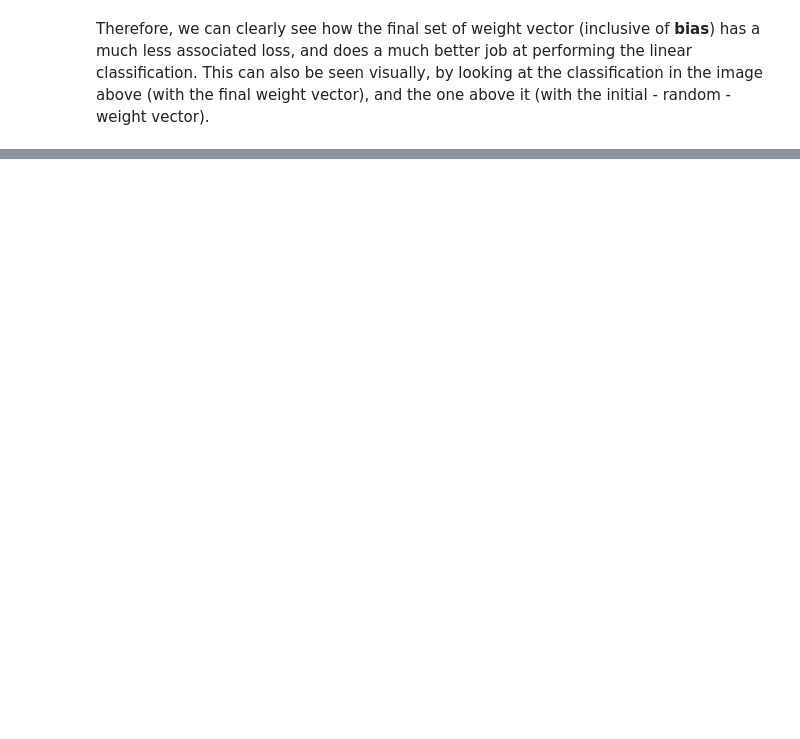
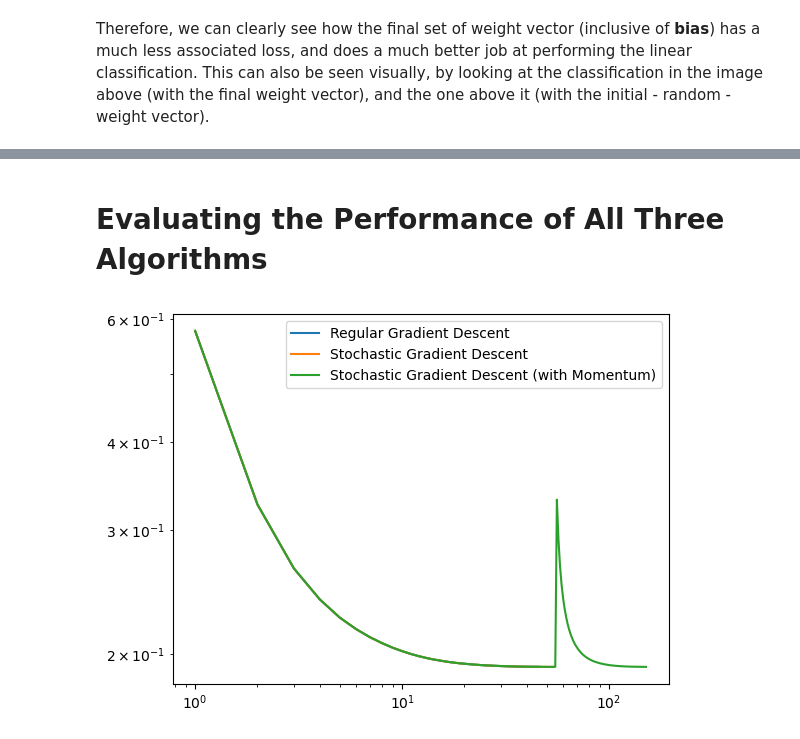
Before and after one commit to dcruzeneil/dcruzeneil.github.io, a Jupyter notebook: posts/gradient-descent/index.ipynb, the cells around one changed output, grey strips where cells are left out. Saved outputs shown, nothing was run; the diff lists cells and outputs as text; code cells hidden in the pictures; blank space fills up the shorter version.

```diff
--- a/posts/gradient-descent/index.ipynb
+++ b/posts/gradient-descent/index.ipynb
@@ -169,0 +151,22 @@ Therefore, we first get <i>y_hat</i> prediction vector - again the actual values
+# %% [markdown]
+# Evaluating the Performance of All Three Algorithms
+# %%
+LR_G = LogisticRegression()
+LR_G.fit(X, y, alpha = .05, max_epochs = 3500)
+num_steps = len(LR_G.loss_history)
+plt.plot(np.arange(num_steps) + 1, LR_G.loss_history, label = "Regular Gradient Descent")
+
+LR_S = LogisticRegression()
+LR_S.fit_stochastic(X, y, alpha = .1, max_epochs = 3500, batch_size = 10, momentum = False)
+num_steps = len(LR_S.loss_history)
+plt.plot(np.arange(num_steps) + 1, LR_S.loss_history, label = "Stochastic Gradient Descent")
+
+LR_SM = LogisticRegression()
+LR_SM.fit_stochastic(X, y, alpha = .05, max_epochs = 3500, batch_size = 10, momentum = True)
+num_steps = len(LR_SM.loss_history)
+plt.plot(np.arange(num_steps) + 1, LR_SM.loss_history, label = "Stochastic Gradient Descent (with Momentum)")
+
+plt.loglog()
+legend = plt.legend()
+# %% [output]
+[figure, added]
```
Also changed, not shown: parts of 8 cells of this notebook, 9 other files.
